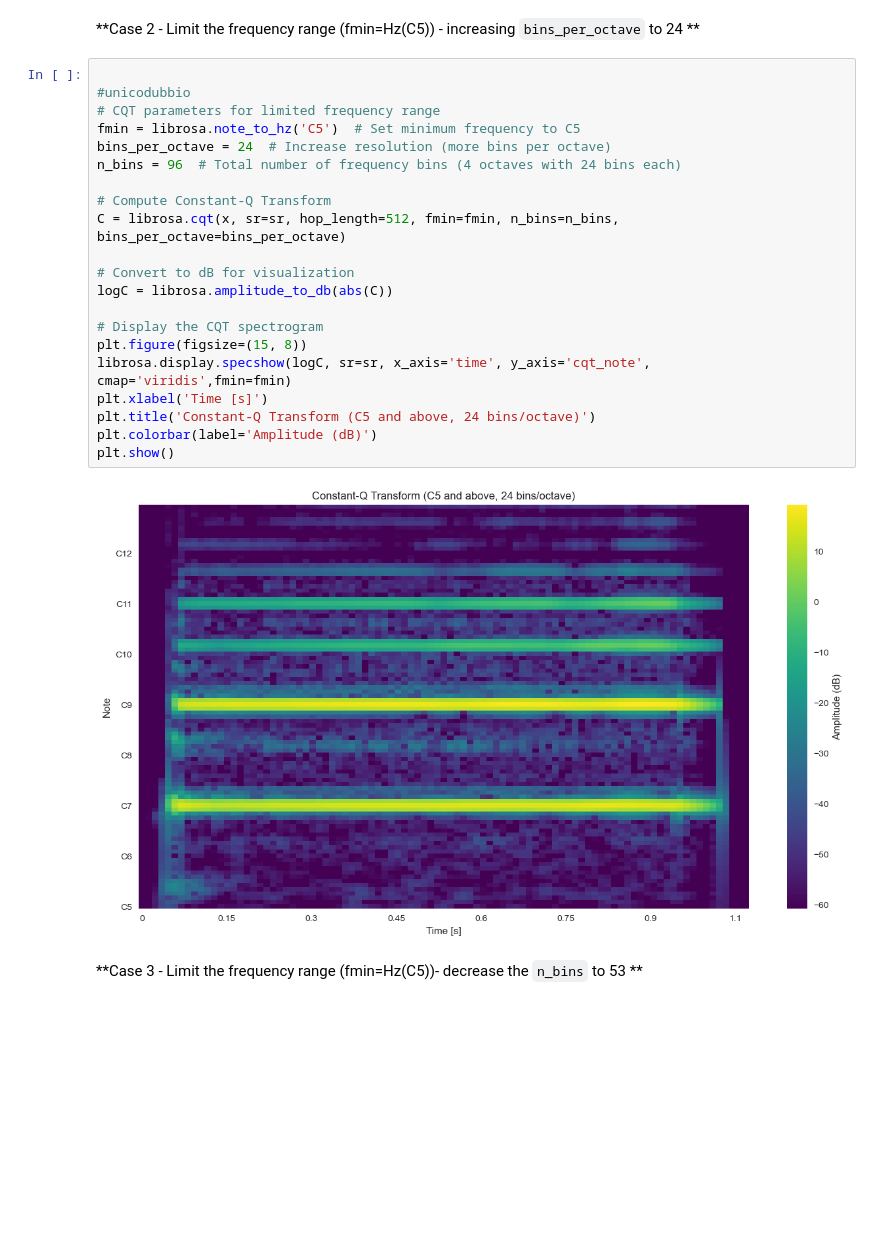
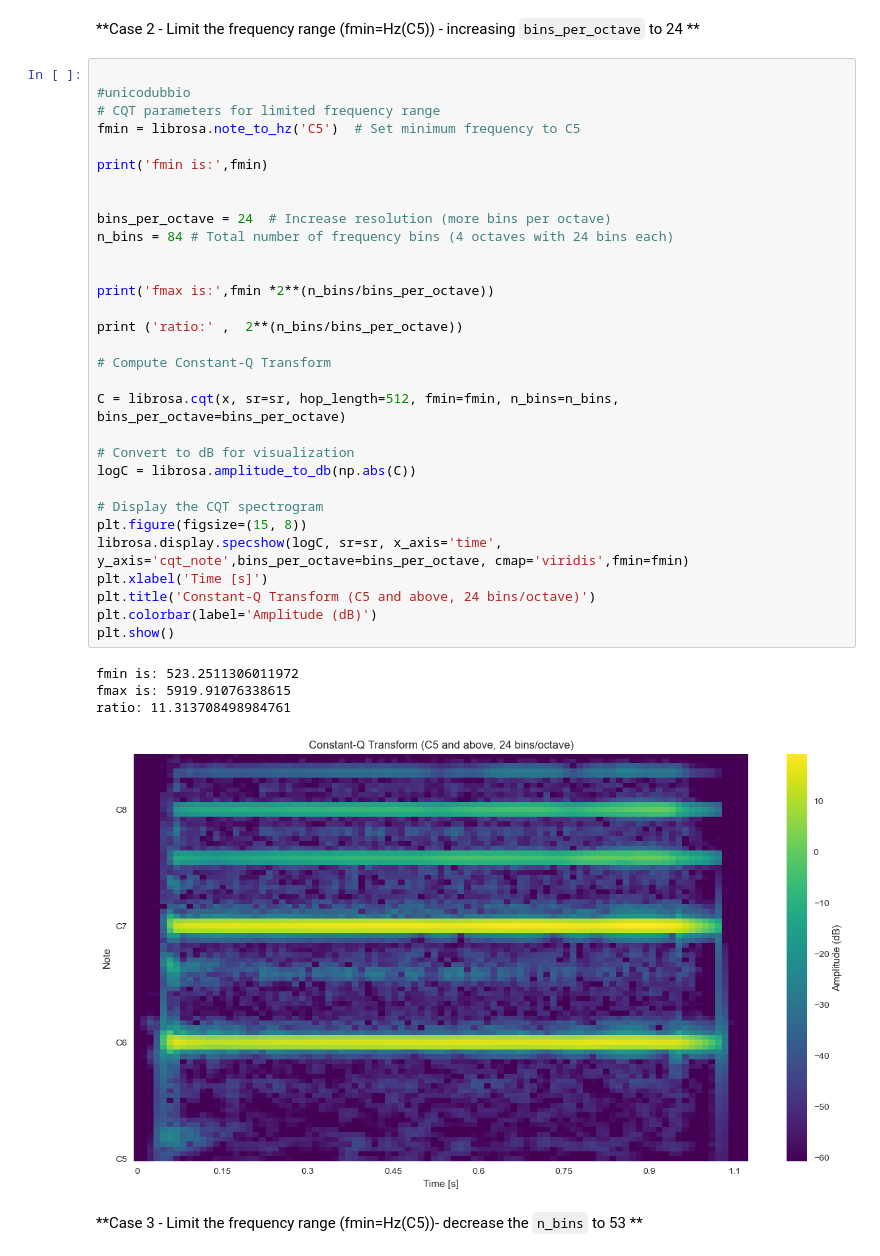
Before and after one commit to Carmenfranci/Selected, a Jupyter notebook: Lab_1_students.ipynb, the cells around one changed output. Drawn from its saved outputs; the diff is of its cells as text; blank space fills up the shorter version.

```diff
--- a/Lab_1_students.ipynb
+++ b/Lab_1_students.ipynb
@@ -925,26 +929,39 @@ plt.show()
 # %%
 
 #unicodubbio
 # CQT parameters for limited frequency range
 fmin = librosa.note_to_hz('C5')  # Set minimum frequency to C5
+
+print('fmin is:',fmin)
+
+
 bins_per_octave = 24  # Increase resolution (more bins per octave)
-n_bins = 96  # Total number of frequency bins (4 octaves with 24 bins each)
+n_bins = 84 # Total number of frequency bins (4 octaves with 24 bins each)
+
+
+print('fmax is:',fmin *2**(n_bins/bins_per_octave))
+
+print ('ratio:' ,  2**(n_bins/bins_per_octave))
 
 # Compute Constant-Q Transform
+
 C = librosa.cqt(x, sr=sr, hop_length=512, fmin=fmin, n_bins=n_bins, bins_per_octave=bins_per_octave)
 
 # Convert to dB for visualization
-logC = librosa.amplitude_to_db(abs(C))
+logC = librosa.amplitude_to_db(np.abs(C))
 
 # Display the CQT spectrogram
 plt.figure(figsize=(15, 8))
-librosa.display.specshow(logC, sr=sr, x_axis='time', y_axis='cqt_note', cmap='viridis',fmin=fmin)
+librosa.display.specshow(logC, sr=sr, x_axis='time', y_axis='cqt_note',bins_per_octave=bins_per_octave, cmap='viridis',fmin=fmin)
 plt.xlabel('Time [s]')
 plt.title('Constant-Q Transform (C5 and above, 24 bins/octave)')
 plt.colorbar(label='Amplitude (dB)')
 plt.show()
 # %% [output]
+fmin is: 523.2511306011972
+fmax is: 5919.91076338615
+ratio: 11.313708498984761
-[figure, old version]
+[figure, new version]
 # %% [markdown]
 **Case 3 - Limit the frequency range (fmin=Hz(C5))- decrease the `n_bins` to 53 **
 # %%
```
Also changed, not shown: parts of 7 cells of this notebook, 5 other files.
